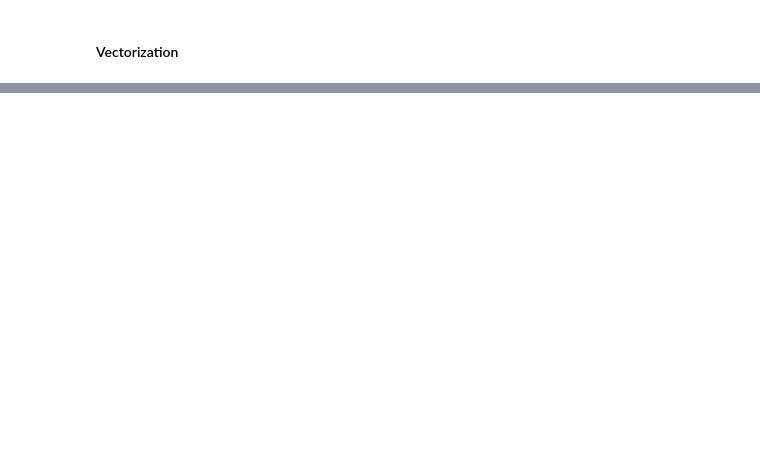
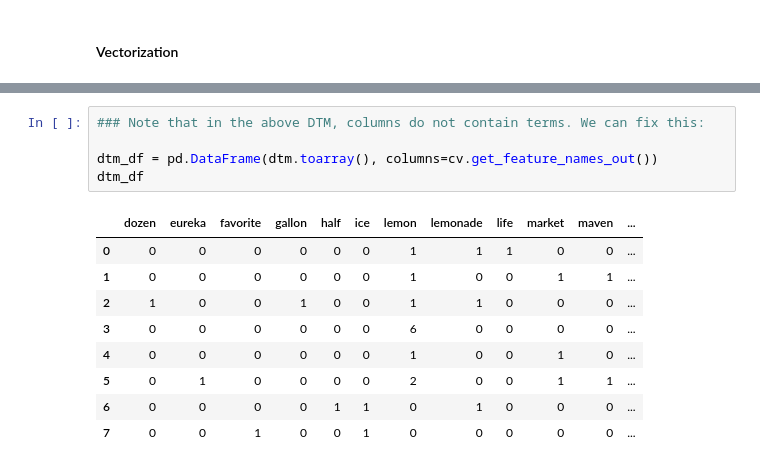
Before and after one commit to sulabola/NLP_in_Python, a Jupyter notebook: Chapter 2 - Text Preprocessing.ipynb, the cells around one changed output, grey strips where cells are left out. Cells and saved outputs as stored; diff of their text form; blank space fills up the shorter version.

```diff
--- a/Chapter 2 - Text Preprocessing.ipynb
+++ b/Chapter 2 - Text Preprocessing.ipynb
@@ -1016,0 +1088,15 @@ Once clean and normalized data is obtained, it will be turned into a "Document-T
+# %%
+### Note that in the above DTM, columns do not contain terms. We can fix this:
+
+dtm_df = pd.DataFrame(dtm.toarray(), columns=cv.get_feature_names_out())
+dtm_df
+# %% [output]
+|  | dozen | eureka | favorite | gallon | half | ice | lemon | lemonade | life | market | maven | ... |
+| 0 | 0 | 0 | 0 | 0 | 0 | 0 | 1 | 1 | 1 | 0 | 0 | ... |
+| 1 | 0 | 0 | 0 | 0 | 0 | 0 | 1 | 0 | 0 | 1 | 1 | ... |
+| 2 | 1 | 0 | 0 | 1 | 0 | 0 | 1 | 1 | 0 | 0 | 0 | ... |
+| 3 | 0 | 0 | 0 | 0 | 0 | 0 | 6 | 0 | 0 | 0 | 0 | ... |
+| 4 | 0 | 0 | 0 | 0 | 0 | 0 | 1 | 0 | 0 | 1 | 0 | ... |
+| 5 | 0 | 1 | 0 | 0 | 0 | 0 | 2 | 0 | 0 | 1 | 1 | ... |
+| 6 | 0 | 0 | 0 | 0 | 1 | 1 | 0 | 1 | 0 | 0 | 0 | ... |
+| 7 | 0 | 0 | 1 | 0 | 0 | 1 | 0 | 0 | 0 | 0 | 0 | ... |
```
Also changed, not shown: parts of 7 cells of this notebook.
